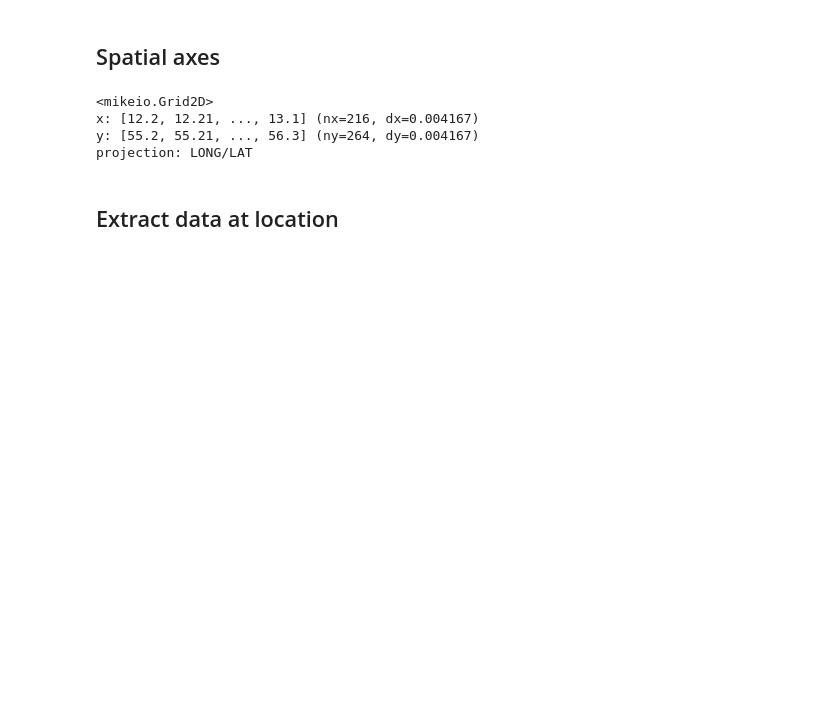
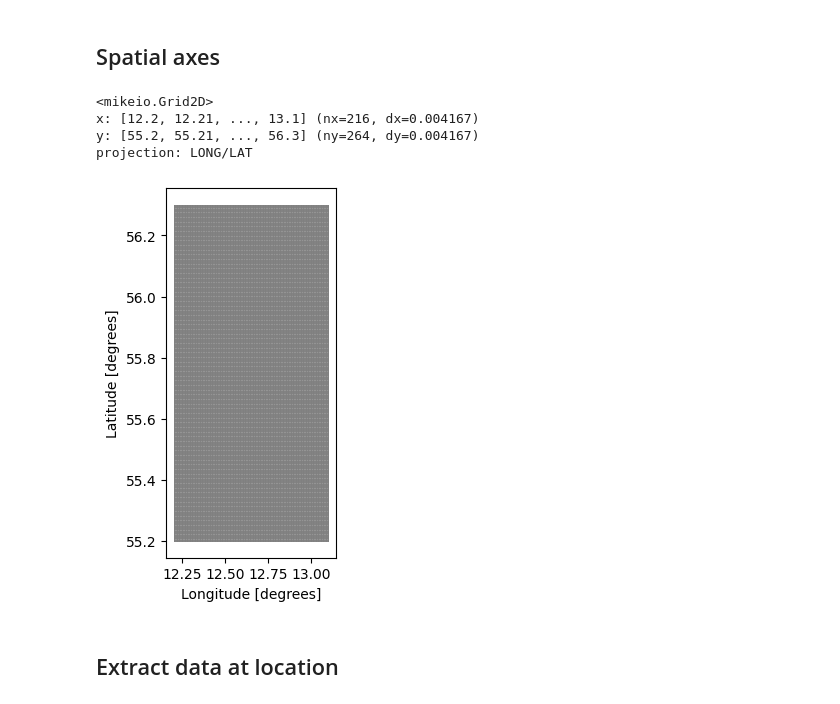
Before and after one commit to saraaccornero/final_assignment_group_6, a Jupyter notebook: module_3/dfs2.ipynb, the cells around one changed output. Saved outputs shown, nothing was run; the diff lists cells and outputs as text; code cells hidden in the pictures; blank space fills up the shorter version.

```diff
--- a/module_3/dfs2.ipynb
+++ b/module_3/dfs2.ipynb
@@ -53,6 +57,10 @@ ds.geometry
 x: [12.2, 12.21, ..., 13.1] (nx=216, dx=0.004167)
 y: [55.2, 55.21, ..., 56.3] (ny=264, dy=0.004167)
 projection: LONG/LAT
+# %%
+ds.geometry.plot();
+# %% [output]
+[figure, added]
 # %% [markdown]
 ## Extract data at location
 # %%
```
Also changed, not shown: parts of 5 cells of this notebook.
